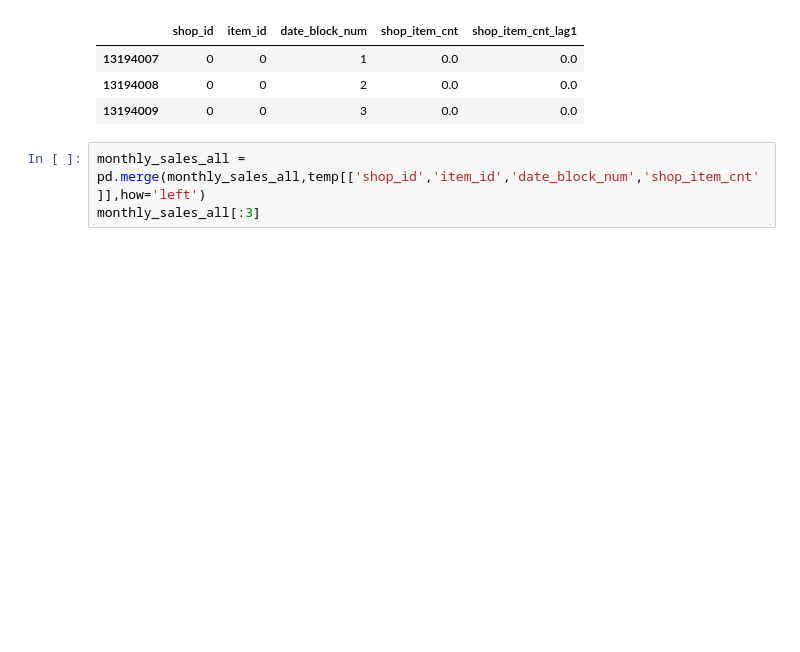
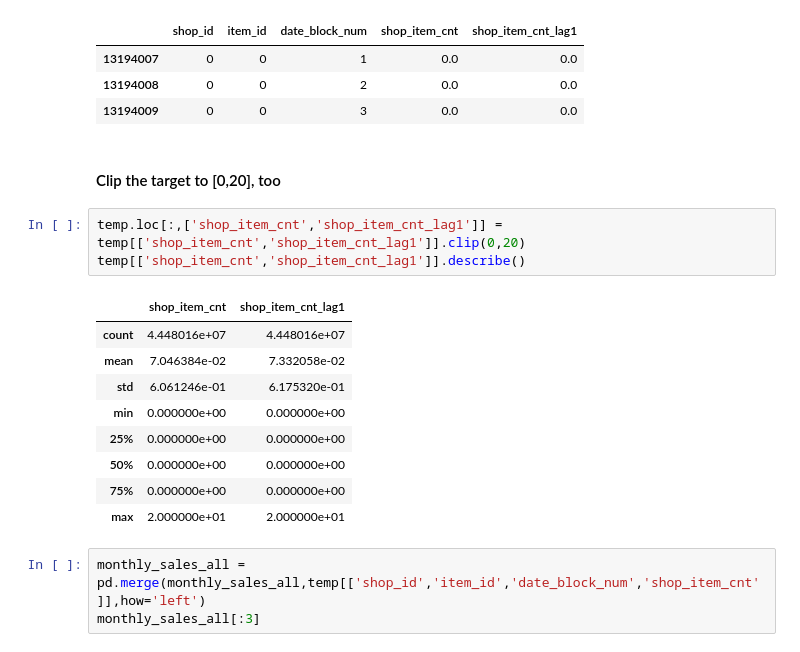
Before and after one commit to xiaoyu7016/my_kaggle, a Jupyter notebook: course/script/2018.10.21 - Build features - Sales.ipynb, the cells around one changed output. Cells and saved outputs as stored; diff of their text form; blank space fills up the shorter version.

```diff
--- a/course/script/2018.10.21 - Build features - Sales.ipynb
+++ b/course/script/2018.10.21 - Build features - Sales.ipynb
@@ -458,6 +458,21 @@ temp[:3]
 | 13194007 | 0 | 0 | 1 | 0.0 | 0.0 |
 | 13194008 | 0 | 0 | 2 | 0.0 | 0.0 |
 | 13194009 | 0 | 0 | 3 | 0.0 | 0.0 |
+# %% [markdown]
+#### Clip the target to [0,20], too
+# %%
+temp.loc[:,['shop_item_cnt','shop_item_cnt_lag1']] = temp[['shop_item_cnt','shop_item_cnt_lag1']].clip(0,20)
+temp[['shop_item_cnt','shop_item_cnt_lag1']].describe()
+# %% [output]
+|  | shop_item_cnt | shop_item_cnt_lag1 |
+| count | 4.448016e+07 | 4.448016e+07 |
+| mean | 7.046384e-02 | 7.332058e-02 |
+| std | 6.061246e-01 | 6.175320e-01 |
+| min | 0.000000e+00 | 0.000000e+00 |
+| 25% | 0.000000e+00 | 0.000000e+00 |
+| 50% | 0.000000e+00 | 0.000000e+00 |
+| 75% | 0.000000e+00 | 0.000000e+00 |
+| max | 2.000000e+01 | 2.000000e+01 |
 # %%
 monthly_sales_all = pd.merge(monthly_sales_all,temp[['shop_id','item_id','date_block_num','shop_item_cnt']],how='left')
 monthly_sales_all[:3]
```
Also changed, not shown: parts of 5 cells of this notebook, 2 other files.
